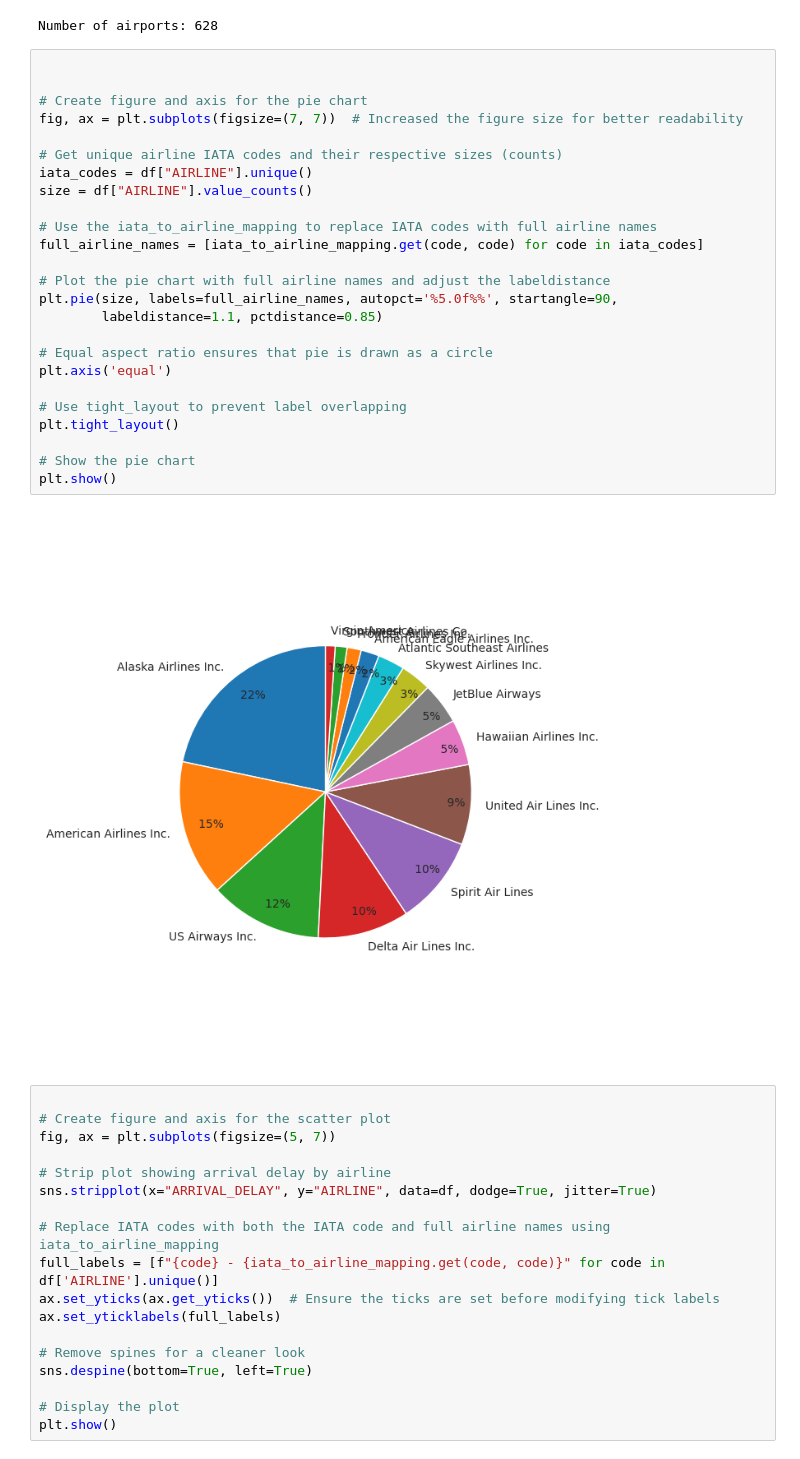
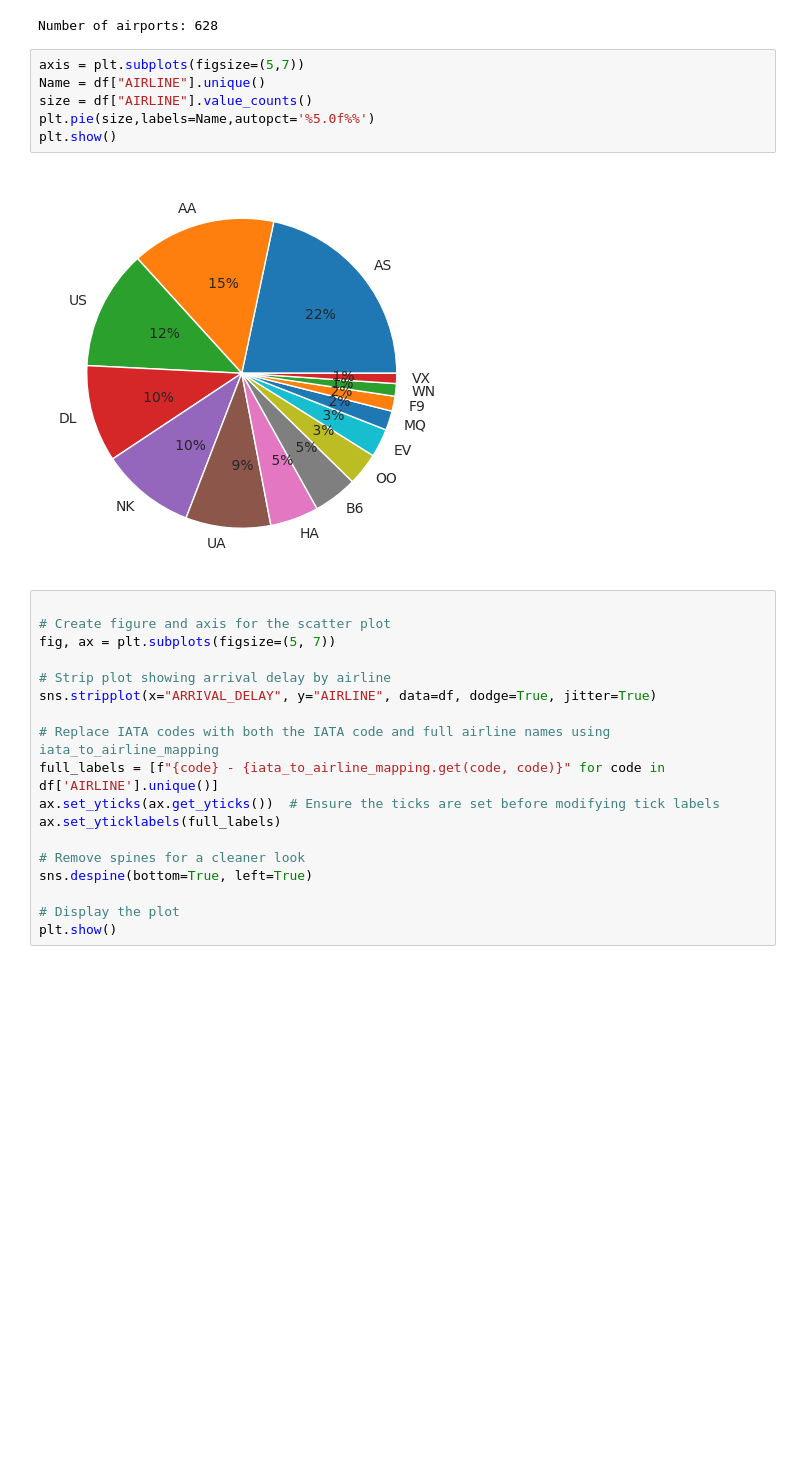
Before and after one commit to SavinduWickr/Flight_Price-Delay_Prediction, a Jupyter notebook: Delay_prediction/EDA-Delay.ipynb, the cells around one changed output. Saved outputs shown, nothing was run; the diff lists cells and outputs as text; blank space fills up the shorter version.

```diff
--- a/Delay_prediction/EDA-Delay.ipynb
+++ b/Delay_prediction/EDA-Delay.ipynb
@@ -143,33 +134,14 @@ plt.show()
 print("Number of airports: {}".format(len(df['ORIGIN_AIRPORT'].unique())))
 # %% [output]
 Number of airports: 628
-# %%
-
-
-# Create figure and axis for the pie chart
-fig, ax = plt.subplots(figsize=(7, 7))  # Increased the figure size for better readability
-
-# Get unique airline IATA codes and their respective sizes (counts)
-iata_codes = df["AIRLINE"].unique()
-size = df["AIRLINE"].value_counts()
-
-# Use the iata_to_airline_mapping to replace IATA codes with full airline names
-full_airline_names = [iata_to_airline_mapping.get(code, code) for code in iata_codes]
-
-# Plot the pie chart with full airline names and adjust the labeldistance
-plt.pie(size, labels=full_airline_names, autopct='%5.0f%%', startangle=90,
-        labeldistance=1.1, pctdistance=0.85)
-
-# Equal aspect ratio ensures that pie is drawn as a circle
-plt.axis('equal')
-
-# Use tight_layout to prevent label overlapping
-plt.tight_layout()
-
-# Show the pie chart
-plt.show()
-# %% [output]
-[figure, removed]
+# %%
+axis = plt.subplots(figsize=(5,7))
+Name = df["AIRLINE"].unique()
+size = df["AIRLINE"].value_counts()
+plt.pie(size,labels=Name,autopct='%5.0f%%')
+plt.show()
+# %% [output]
+[figure, added]
 # %%
 
 # Create figure and axis for the scatter plot
```
Also changed, not shown: parts of 1 cell of this notebook.
